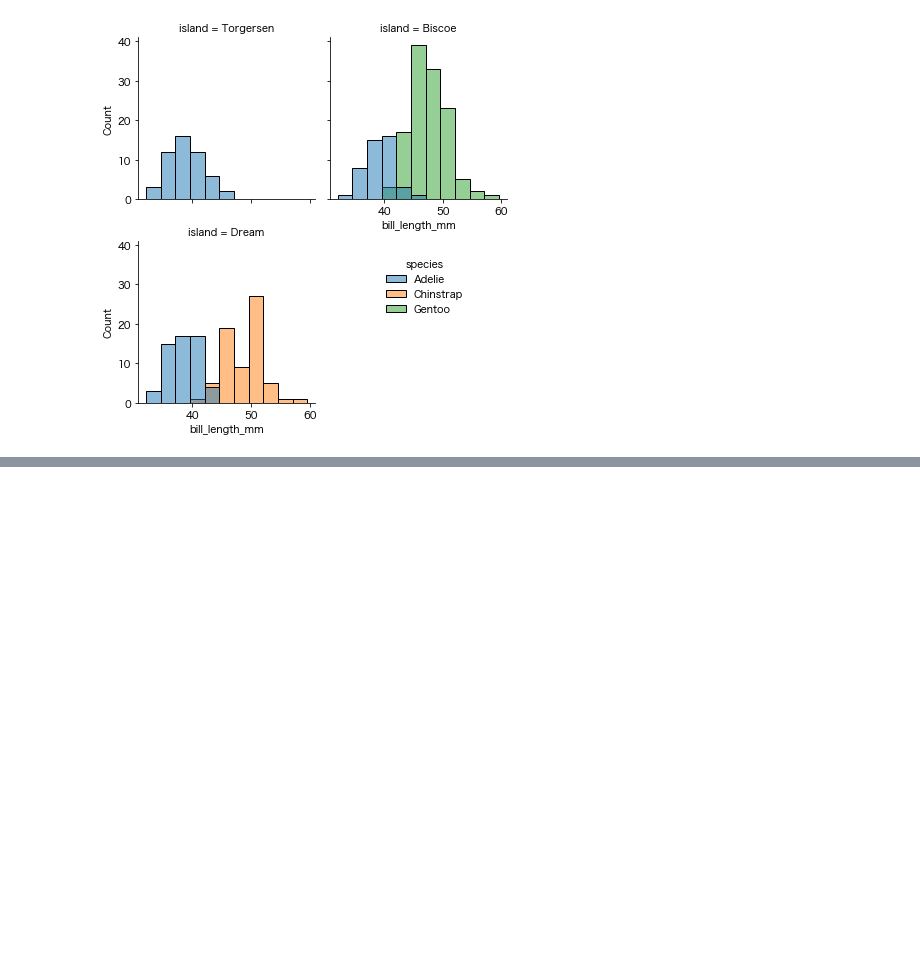
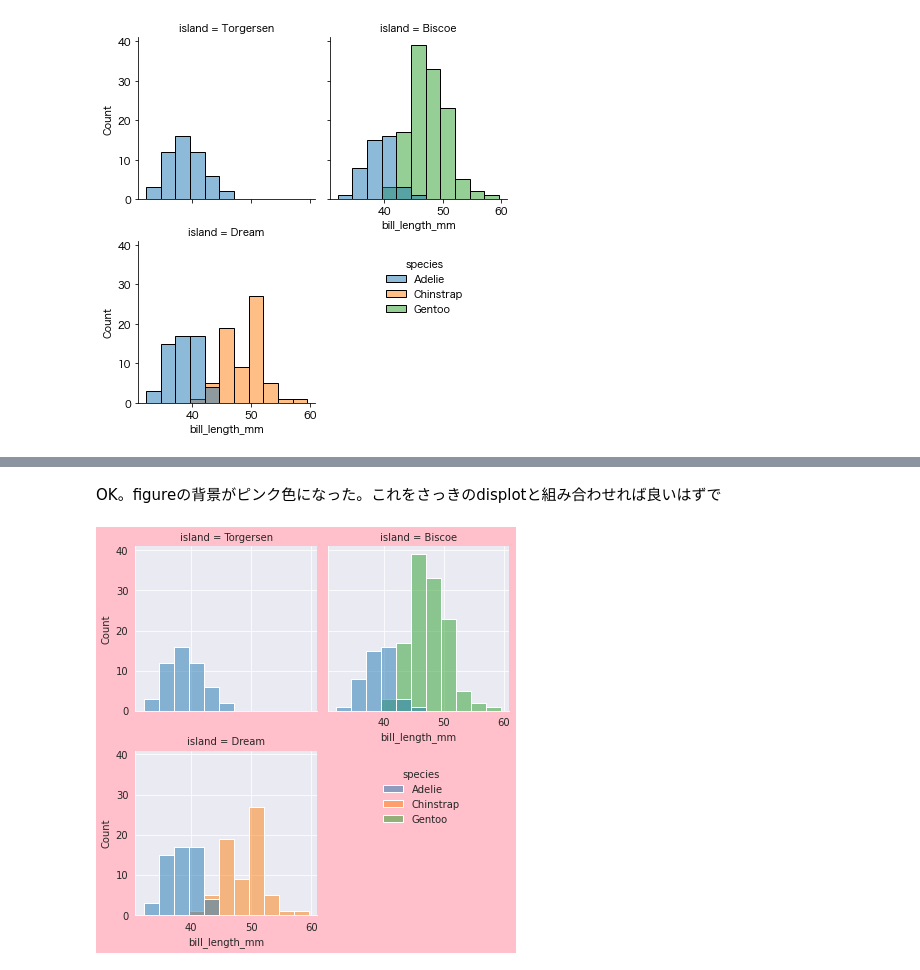
Before and after one commit to Linus-MK/fragments_for_blog, a Jupyter notebook: seaborn/move_legend.ipynb, the cells around one changed output, grey strips where cells are left out. Drawn from its saved outputs; the diff is of its cells as text; code cells hidden in the pictures; blank space fills up the shorter version.

```diff
--- a/seaborn/move_legend.ipynb
+++ b/seaborn/move_legend.ipynb
@@ -145,0 +208,15 @@ plt.savefig("aa.png")
+# %% [markdown]
+OK。figureの背景がピンク色になった。これをさっきのdisplotと組み合わせれば良いはずで
+# %%
+with sns.axes_style("darkgrid", rc = {'figure.facecolor': 'pink'}):
+    g = sns.displot(
+        penguins,
+        x="bill_length_mm", hue="species",
+        col="island", col_wrap=2, height=3,
+    )
+    sns.move_legend(g, "upper left", bbox_to_anchor=(.55, .45))
+
+
+plt.savefig("aa.png")
+# %% [output]
+[figure, added]
```
Also changed, not shown: parts of 6 cells of this notebook.
